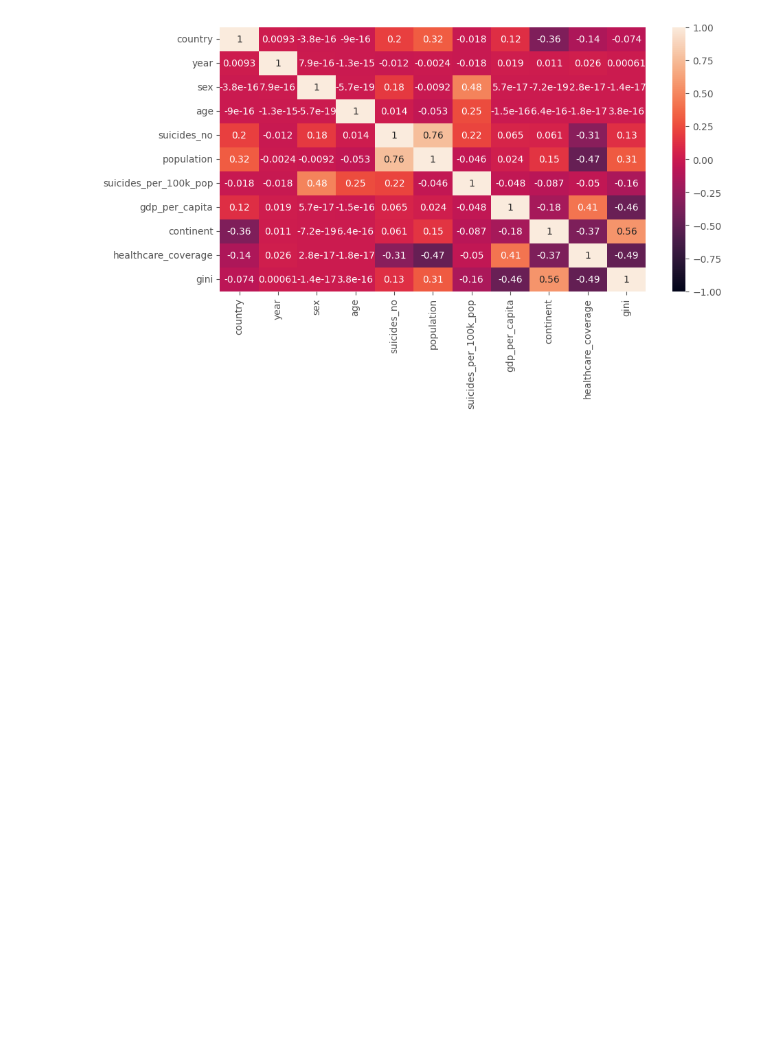
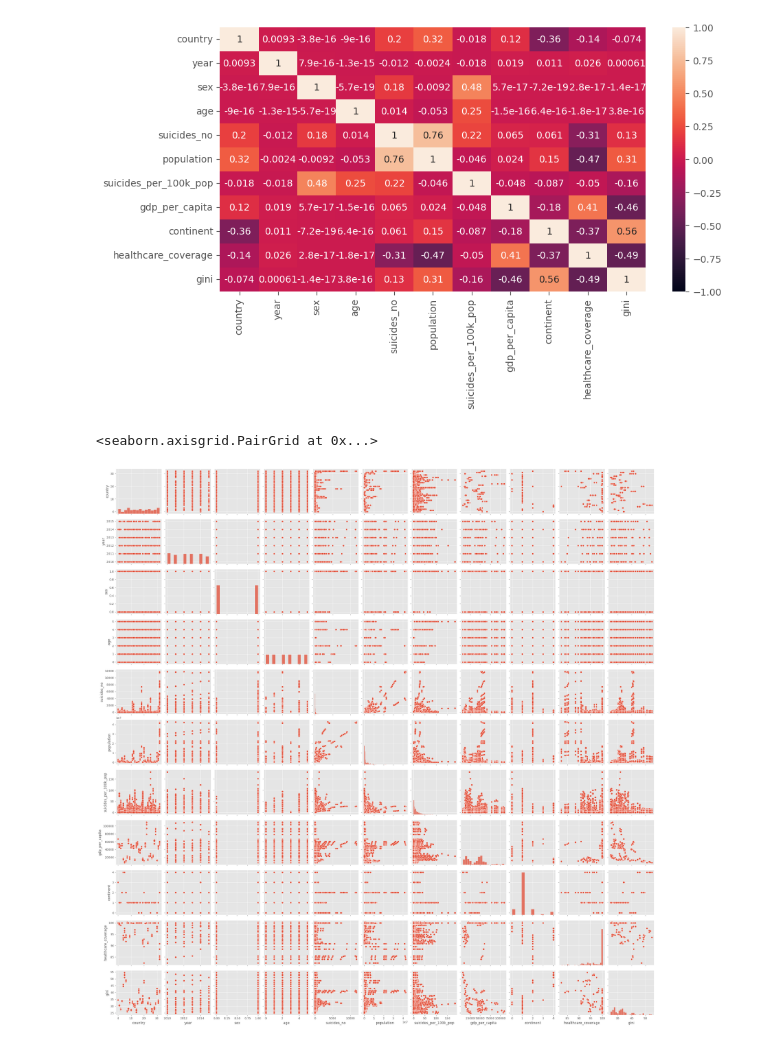
Before and after one commit to MarcelRosier/bdp_project, a Jupyter notebook: mental_health/eda_ds_preproc.ipynb, the cells around one changed output. Cells and saved outputs as stored; diff of their text form; code cells hidden in the pictures; blank space fills up the shorter version.

```diff
--- a/mental_health/eda_ds_preproc.ipynb
+++ b/mental_health/eda_ds_preproc.ipynb
@@ -34,3 +38,8 @@ sns.heatmap(df.corr(),annot=True, ax=ax, vmin=-1, vmax=1)
 # %% [output]
 <AxesSubplot: >
 [figure]
+# %%
+sns.pairplot(df)
+# %% [output]
+<seaborn.axisgrid.PairGrid at 0x...>
+[figure, added]
```
Also changed, not shown: parts of 5 cells of this notebook, 3 other files.
